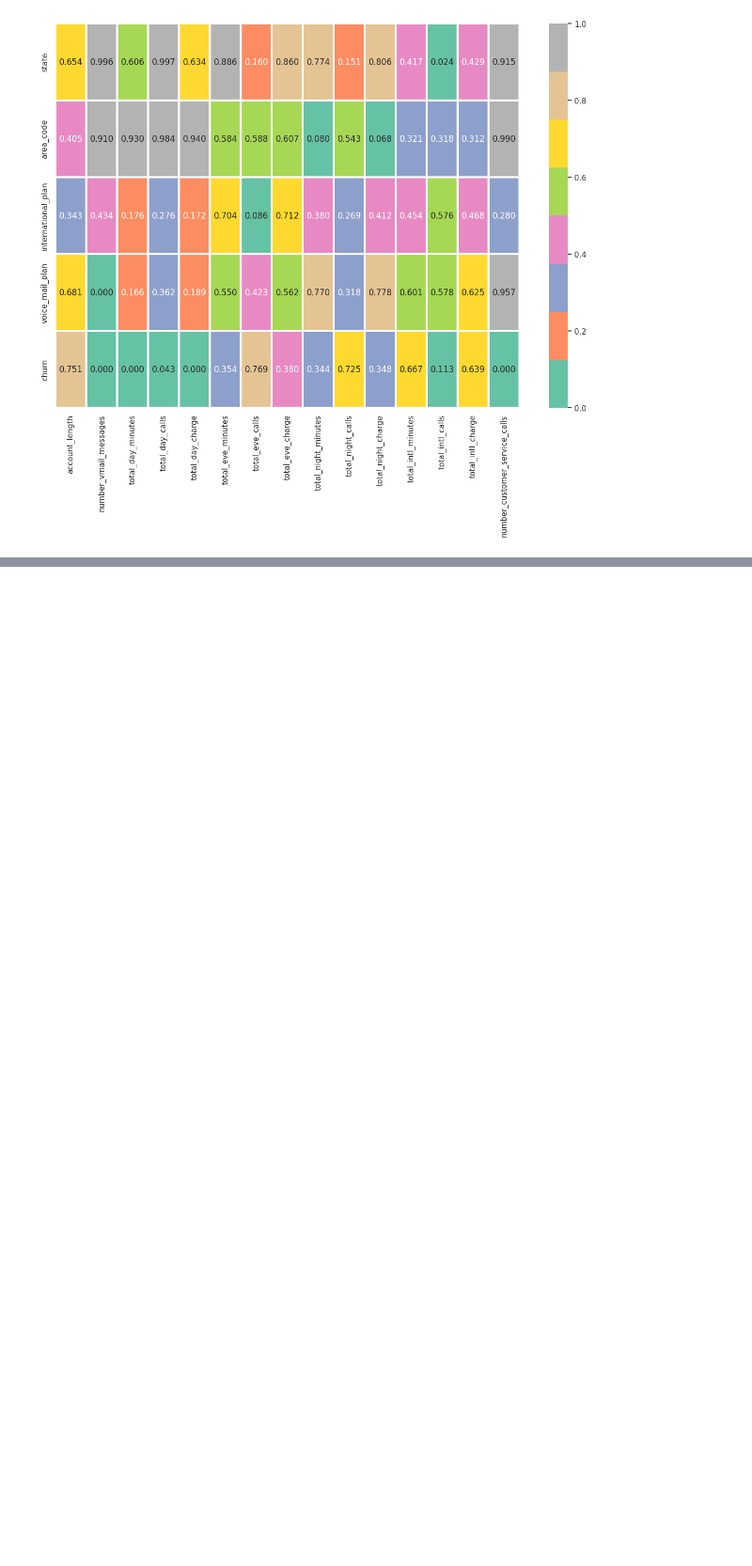
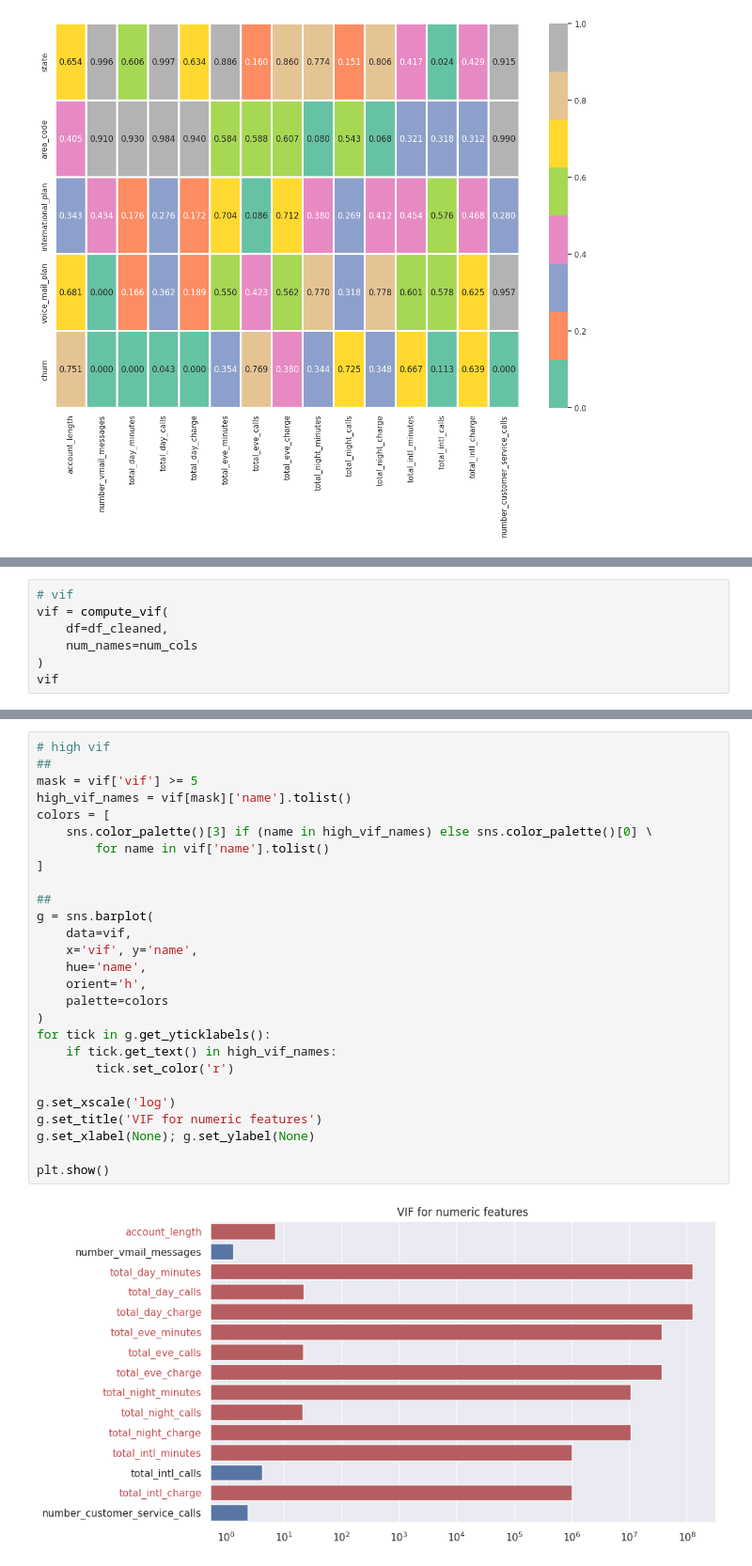
Before and after one commit to hyugai/MLOps_Marketing_CustomerChurn_2020KaggleCompetition, a Jupyter notebook: notebooks/data_wrangling/data_wrangling.ipynb, the cells around one changed output, grey strips where cells are left out. Shown at 94% size. Cells and saved outputs as stored; diff of their text form; blank space fills up the shorter version.

```diff
--- a/notebooks/data_wrangling/data_wrangling.ipynb
+++ b/notebooks/data_wrangling/data_wrangling.ipynb
@@ -361,0 +389,7 @@ churn ~ number_customer_service_calls: 0.0
+# %%
+# vif
+vif = compute_vif(
+    df=df_cleaned,
+    num_names=num_cols
+)
+vif
@@ -361,0 +413,29 @@ churn ~ number_customer_service_calls: 0.0
+# %%
+# high vif
+##
+mask = vif['vif'] >= 5
+high_vif_names = vif[mask]['name'].tolist()
+colors = [
+    sns.color_palette()[3] if (name in high_vif_names) else sns.color_palette()[0] \
+        for name in vif['name'].tolist()
+]
+
+##
+g = sns.barplot(
+    data=vif,
+    x='vif', y='name',
+    hue='name',
+    orient='h',
+    palette=colors
+)
+for tick in g.get_yticklabels():
+    if tick.get_text() in high_vif_names:
+        tick.set_color('r')
+
+g.set_xscale('log')
+g.set_title('VIF for numeric features')
+g.set_xlabel(None); g.set_ylabel(None)
+
+plt.show()
+# %% [output]
+[figure, added]
```
Also changed, not shown: parts of 4 cells of this notebook.
